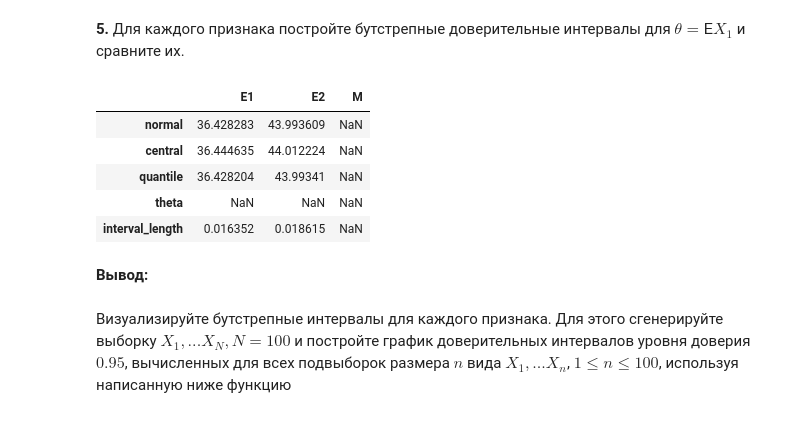
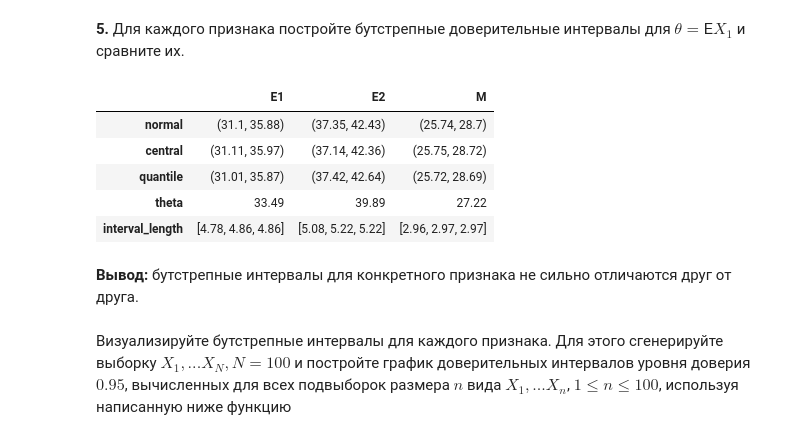
Before and after one commit to egoroz/data_scince_4_sem, a Jupyter notebook: 7/HW_7.ipynb, the cells around one changed output. Drawn from its saved outputs; the diff is of its cells as text; code cells hidden in the pictures.

```diff
--- a/7/HW_7.ipynb
+++ b/7/HW_7.ipynb
@@ -268,6 +272,8 @@ df = pd.read_csv("dielectron.csv")
 features = ["E1", "E2", "M"]
 df = df[features]
 
-df.head()
+df = df.head(1000)
+
+round(df.describe(), 2)
 # %% [output]
 |  | E1 | E2 | M |
@@ -288,7 +297,7 @@ df.head()
 
 Для ускорения расчетов можете использовать broadcasting (не является обязательным требованием). Учите, что в таком случае внутри функции у вас могут получиться очень большие матрицы, из-за которых может кончиться оперативная память.
 # %%
-def bootstrap(sample, B=100_000):
+def bootstrap(sample, B=1000):
     '''
     Считает бутстрепные оценки для исходной выборки
 
@@ -297,12 +306,9 @@ def bootstrap(sample, B=100_000):
     :return bootstrap_estimations: оценки по бутстрепным выборкам
     '''
 
-    n = len(sample)
-    bootstrap_estimations = np.zeros(B)
-
-    for i in range(B):
-        resample = np.random.choice(sample, size=n, replace=True)
-        bootstrap_estimations[i] = np.mean(resample)
+    B = len(sample)
+    bootstrap_estimations = np.random.choice(sample, size=(B, B), replace=True)
+    bootstrap_estimations = np.sort(np.mean(bootstrap_estimations, axis=1))
 
     return bootstrap_estimations
 # %% [markdown]
@@ -358,32 +378,33 @@ def bootstrap_quantile_confidence_interval(theta, bootstrap_estimations, alpha=0
 # %%
 dat = pd.DataFrame(index = ['normal', 'central', 'quantile', 'theta', 'interval_length'], columns=df.columns)
 
 for col in df.columns:
     # Получим бутстрепные оценки
     bootstrap_estimations = bootstrap(df[col])
 
     # Вычислим оценку параметра
-    theta = np.mean(df[col])
+    theta = round(np.mean(df[col]), 2)
 
     # Построим доверительные интервалы
-    dat.loc['normal', col], dat.loc['central', col] = bootstrap_normal_confidence_interval(theta, bootstrap_estimations)
-    dat.loc['quantile', col], dat.loc['central', col] = bootstrap_central_confidence_interval(theta, bootstrap_estimations)
-    dat.loc['quantile', col], dat.loc['central', col] = bootstrap_quantile_confidence_interval(theta, bootstrap_estimations)
+    dat.loc['normal', col] = bootstrap_normal_confidence_interval(theta, bootstrap_estimations)
+    dat.loc['central', col] = bootstrap_central_confidence_interval(theta, bootstrap_estimations)
+    dat.loc['quantile', col] = bootstrap_quantile_confidence_interval(theta, bootstrap_estimations)
 
-    # Вычислим длину интервалов
-    dat.loc['interval_length', col] = dat.loc['central', col] - dat.loc['normal', col]
+    dat.loc['theta', col] = theta
+    dat.loc['interval_length', col] = [round(dat.loc['normal', col][1] - dat.loc['normal', col][0], 2),
+                                       round(dat.loc['central', col][1] - dat.loc['central', col][0], 2),
+                                       round(dat.loc['quantile', col][1] - dat.loc['quantile', col][0], 2)]
 
-# Сравним доверительные интервалы
 dat
 # %% [output]
 |  | E1 | E2 | M |
-| normal | 36.428283 | 43.993609 | NaN |
-| central | 36.444635 | 44.012224 | NaN |
-| quantile | 36.428204 | 43.99341 | NaN |
-| theta | NaN | NaN | NaN |
-| interval_length | 0.016352 | 0.018615 | NaN |
+| normal | (31.1, 35.88) | (37.35, 42.43) | (25.74, 28.7) |
+| central | (31.11, 35.97) | (37.14, 42.36) | (25.75, 28.72) |
+| quantile | (31.01, 35.87) | (37.42, 42.64) | (25.72, 28.69) |
+| theta | 33.49 | 39.89 | 27.22 |
+| interval_length | [4.78, 4.86, 4.86] | [5.08, 5.22, 5.22] | [2.96, 2.97, 2.97] |
-# %% [markdown]
-**Вывод:**
+# %% [markdown]
+**Вывод:** бутстрепные интервалы для конкретного признака не сильно отличаются друг от друга.
 # %% [markdown]
 Визуализируйте бутстрепные интервалы для каждого признака. Для этого сгенерируйте выборку $X_1, ... X_{N}, N = 100$ и постройте график доверительных интервалов уровня доверия $0.95$, вычисленных для всех подвыборок размера $n$ вида $X_1, ... X_n$, $1 \le n \le 100$, используя написанную ниже функцию
 # %%
```
Also changed, not shown: parts of 37 cells of this notebook, 3 other files.
